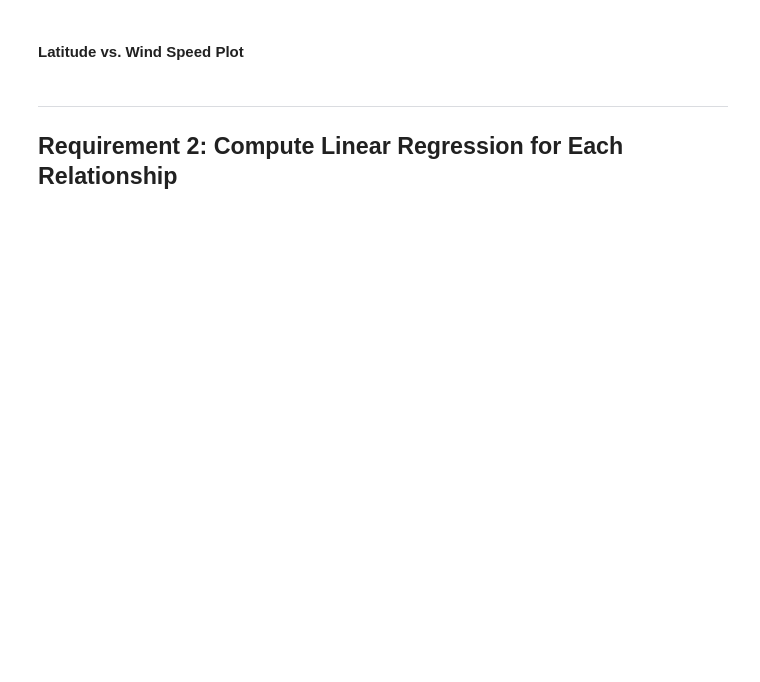
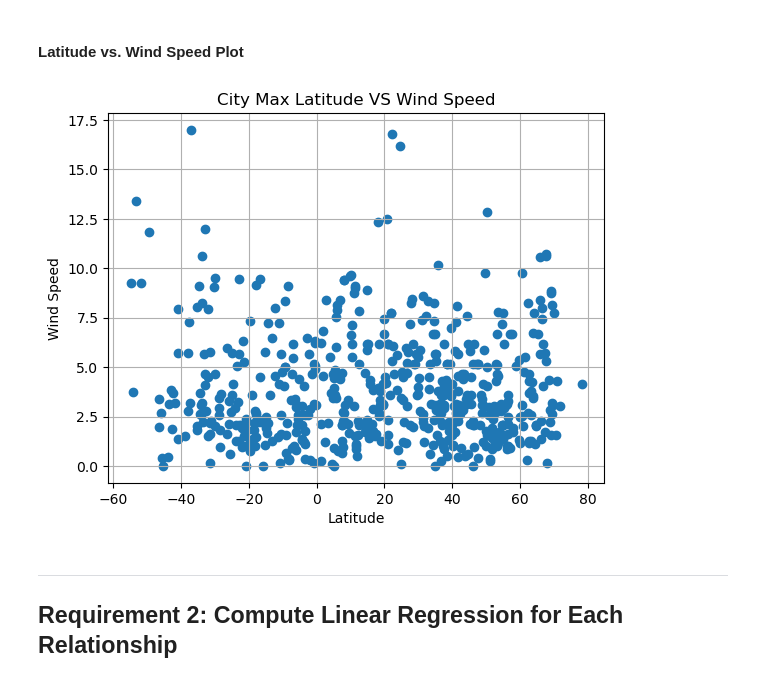
Before and after one commit to Penyaree/python-api-challenge, a Jupyter notebook: WeatherPy/WeatherPy.ipynb, the cells around one changed output. Saved outputs shown, nothing was run; the diff lists cells and outputs as text; code cells hidden in the pictures; blank space fills up the shorter version.

```diff
--- a/WeatherPy/WeatherPy.ipynb
+++ b/WeatherPy/WeatherPy.ipynb
@@ -228,15 +272,22 @@ plt.show()
 # %%
 # Build the scatter plots for latitude vs. wind speed
 # YOUR CODE HERE
+plt.scatter(city_data_df["Lat"],city_data_df["Wind Speed"])
 
 # Incorporate the other graph properties
 # YOUR CODE HERE
+plt.title("City Max Latitude VS Wind Speed")
+plt.xlabel("Latitude")
+plt.ylabel("Wind Speed")
+plt.grid()
 
 # Save the figure
-plt.savefig("output_data/Fig4.png")
+plt.savefig("../output_data/Fig4.png")
 
 # Show plot
 plt.show()
+# %% [output]
+[figure, added]
 # %% [markdown]
 ---
 
```
Also changed, not shown: parts of 38 cells of this notebook.
